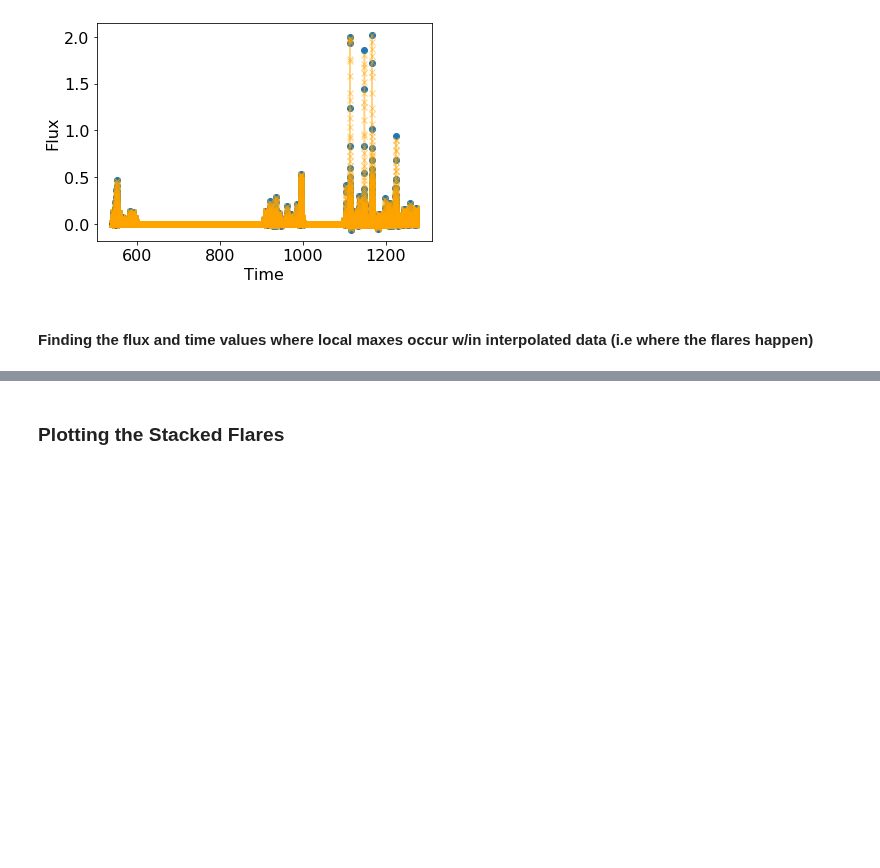
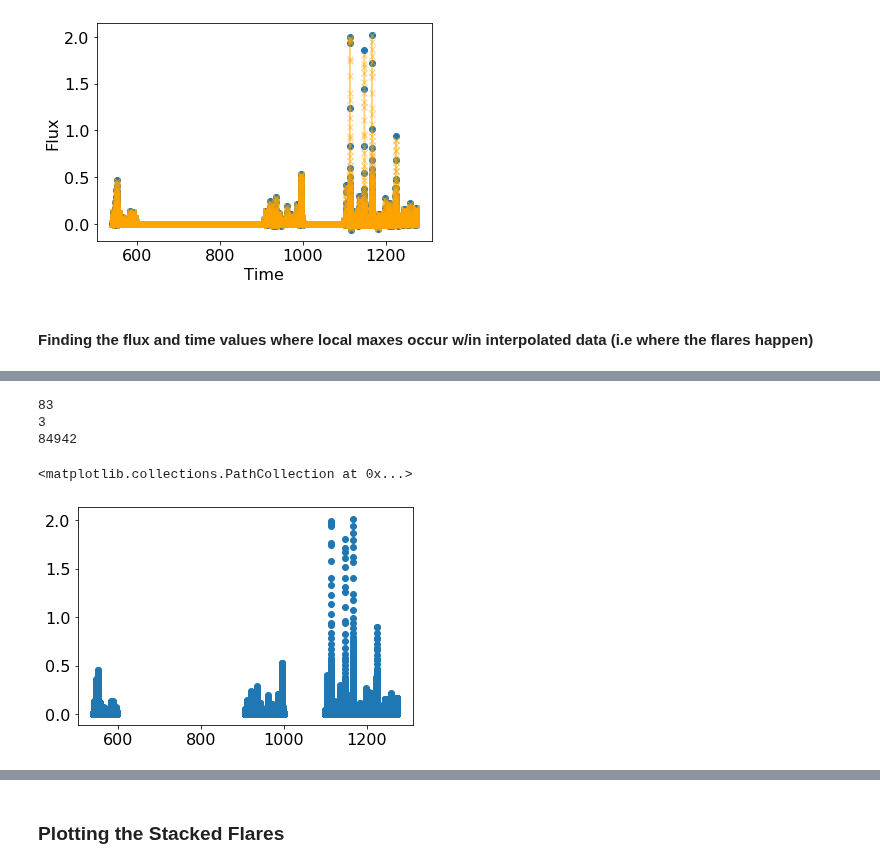
Before and after one commit to lupitatovar/flares, a Jupyter notebook: notebooks/11_month_stacked_flares.ipynb, the cells around one changed output, grey strips where cells are left out. Saved outputs shown, nothing was run; the diff lists cells and outputs as text; code cells hidden in the pictures; blank space fills up the shorter version.

```diff
--- a/notebooks/11_month_stacked_flares.ipynb
+++ b/notebooks/11_month_stacked_flares.ipynb
@@ -210,3 +234,17 @@ for i in range(0,len(timed_classical)):
+# %%
+print(len(i_xs))
+print(len(peaks))
+print(len(np.where (yinterp > half_peaks[1])[0]))
+temp = np.where(yinterp > half_peaks[1])[0]
+# %% [output]
+83
+3
+84942
+# %%
+plt.scatter(xvals[temp],yinterp[temp])
+# %% [output]
+<matplotlib.collections.PathCollection at 0x...>
+[figure, added]
 # %%
 print(len(t_halfs))
 print(len(peaks))
```
Also changed, not shown: parts of 3 cells of this notebook.
